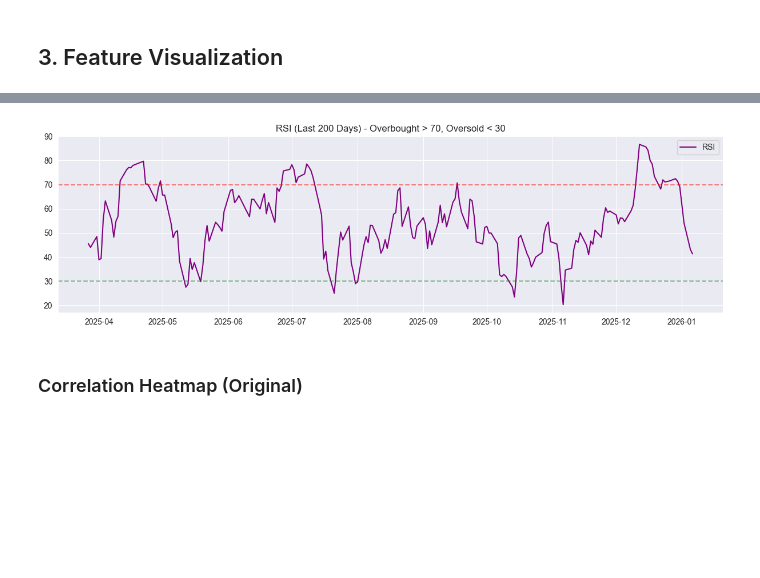
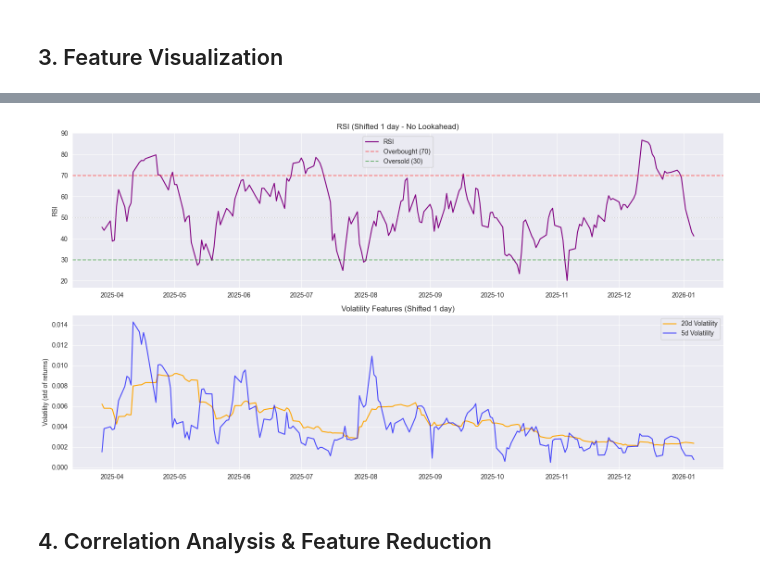
Before and after one commit to GFiaMon/eurusd-mlops-pipeline, a Jupyter notebook: notebooks/02_preprocess.ipynb, the cells around one changed output, grey strips where cells are left out. Saved outputs shown, nothing was run; the diff lists cells and outputs as text; code cells hidden in the pictures; blank space fills up the shorter version.

```diff
--- a/notebooks/02_preprocess.ipynb
+++ b/notebooks/02_preprocess.ipynb
@@ -106,13 +330,26 @@ plt.show()
 # %%
-# Plot RSI
-plt.figure(figsize=(15, 4))
-plt.plot(df.index[-200:], df['RSI'].iloc[-200:], color='purple', label='RSI')
-plt.axhline(70, linestyle='--', color='red', alpha=0.5)
-plt.axhline(30, linestyle='--', color='green', alpha=0.5)
-plt.title("RSI (Last 200 Days) - Overbought > 70, Oversold < 30")
+# Plot RSI and Volatility
+plt.figure(figsize=(15, 8))
+
+plt.subplot(2, 1, 1)
+plt.plot(df.index[-200:], df['RSI_14'].iloc[-200:], color='purple', label='RSI')
+plt.axhline(70, linestyle='--', color='red', alpha=0.5, label='Overbought (70)')
+plt.axhline(30, linestyle='--', color='green', alpha=0.5, label='Oversold (30)')
+plt.axhline(50, linestyle=':', color='gray', alpha=0.3)
+plt.title("RSI (Shifted 1 day - No Lookahead)")
 plt.legend()
+plt.ylabel("RSI")
+
+plt.subplot(2, 1, 2)
+plt.plot(df.index[-200:], df['Volatility_20d'].iloc[-200:], color='orange', label='20d Volatility')
+plt.plot(df.index[-200:], df['Volatility_5d'].iloc[-200:], color='blue', label='5d Volatility', alpha=0.7)
+plt.title("Volatility Features (Shifted 1 day)")
+plt.legend()
+plt.ylabel("Volatility (std of returns)")
+
+plt.tight_layout()
 plt.show()
 # %% [output]
-[figure, old version]
+[figure, new version]
 # %% [markdown]
-### Correlation Heatmap (Original)
+## 4. Correlation Analysis & Feature Reduction
```
Also changed, not shown: parts of 32 cells of this notebook, 20 other files.
